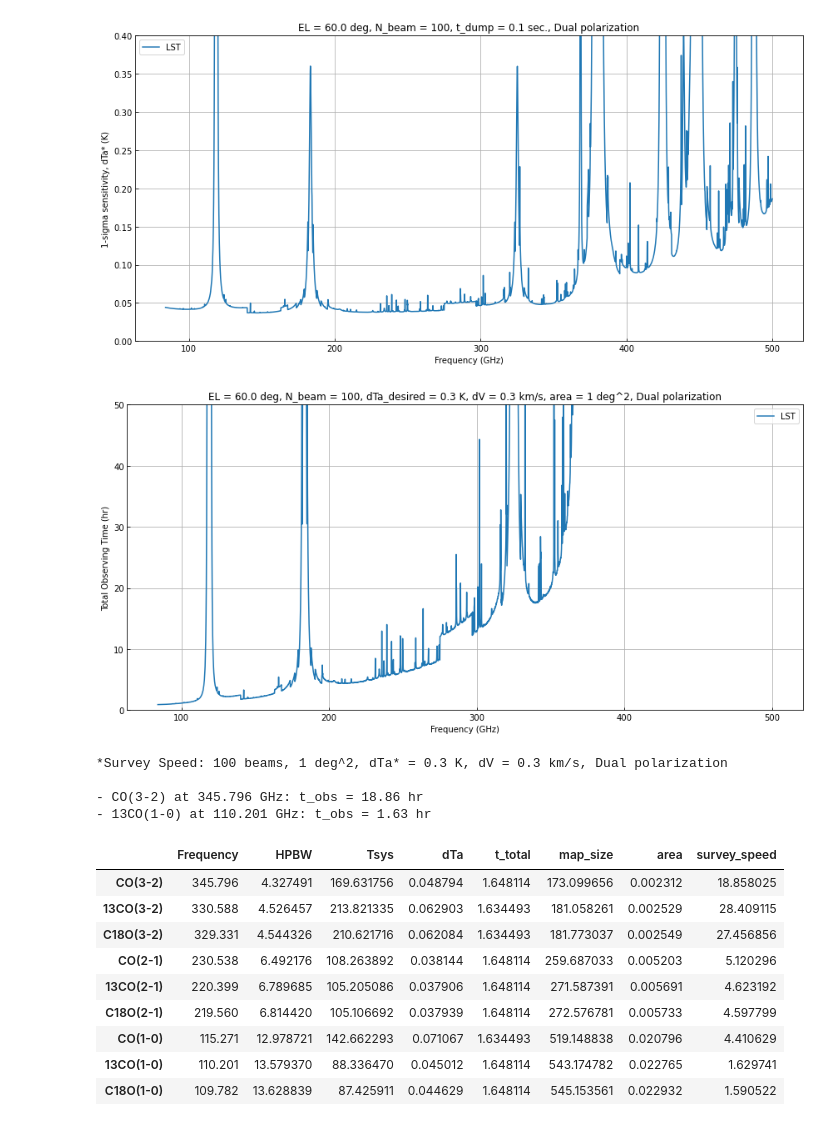
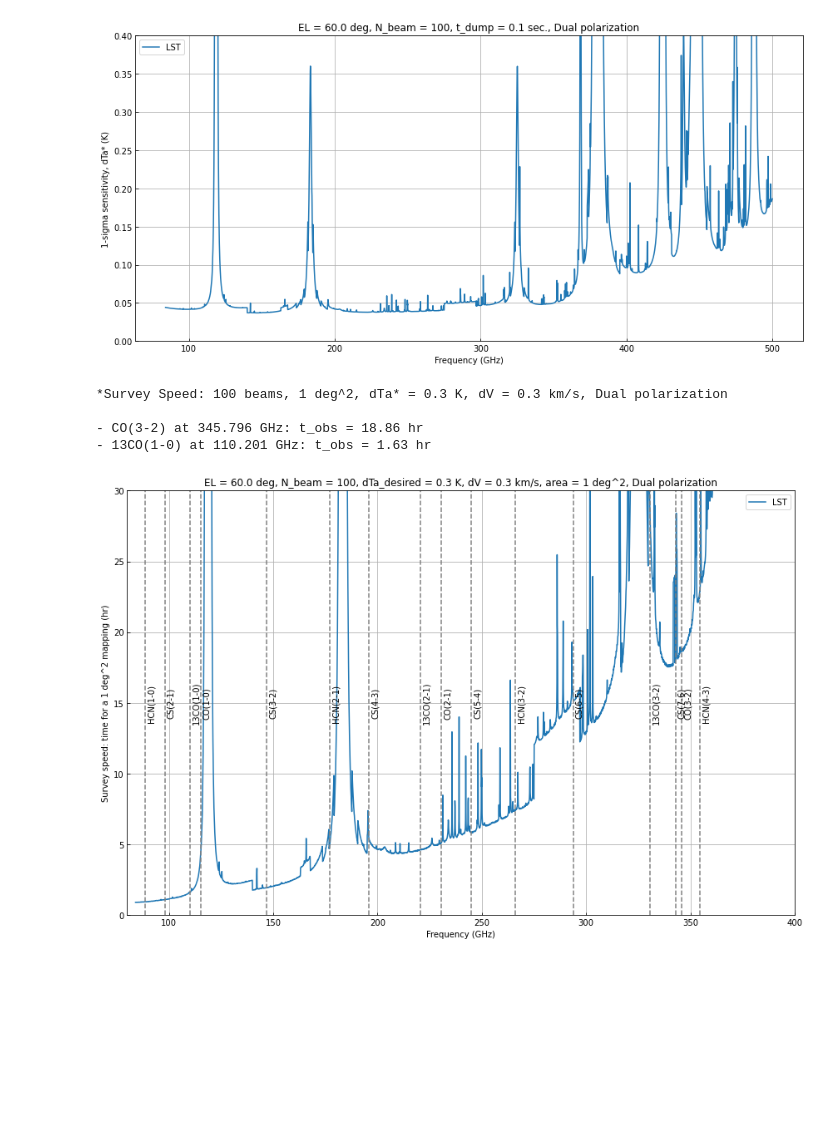
Before and after one commit to ishiishun/lst, a Jupyter notebook: LST_heterodyne_sensitivity.ipynb, the cells around one changed output. Saved outputs shown, nothing was run; the diff lists cells and outputs as text; code cells hidden in the pictures; blank space fills up the shorter version.

```diff
--- a/LST_heterodyne_sensitivity.ipynb
+++ b/LST_heterodyne_sensitivity.ipynb
@@ -391,23 +391,6 @@ ax.legend()
 fig.tight_layout()
 # %% [output]
 [figure]
-# %%
-fig, ax = plt.subplots(1, 1, figsize=(12, 6))
-
-ax.plot(df_dTa.index, df_dTa["t_total_dTa_des_1deg2"], label = "LST")
-ax.set_xlabel("Frequency (GHz)")
-ax.set_ylabel("Total Observing Time (hr)")
-ax.set_ylim(0, 50)
-ax.tick_params(direction="in", which="both")
-ax.grid(True)
-ax.set_title(
-    "EL = {} deg, N_beam = {}, dTa_desired = {} K, dV = 0.3 km/s, area = {} deg^2, Dual polarization".format(EL, int(N_beam), dTa_des, 1),
-    fontsize=12,
-)
-ax.legend()
-fig.tight_layout()
-# %% [output]
-[figure, removed]
 # %%
 # examples for specific emission lines
 
@@ -443,26 +458,38 @@ df = pd.DataFrame.from_dict(lines, orient='index').rename(columns={0:'Frequency'
 # %%
 df2 = pd.DataFrame()
-for i in df.index:
-    freq = df["Frequency"][i]
+for i in df_lines.index:
+    freq = df_lines["Frequency"][i]
     freq = np.round(freq,1)
     df2 = df2.append(df_dTa[freq:freq])
-df["HPBW"] = df2["HPBW"].values
-df["Tsys"] = df2["Tsys"].values
-df["dTa"] = df2["dTa"].values
-df["t_total"] = df2["t_total"].values
-df["map_size"] = df2["map_size"].values
-df["area"] = df2["area"].values
-df["survey_speed"] = df2["t_total_dTa_des_1deg2"].values
+df_lines["HPBW"] = df2["HPBW"].values
+df_lines["Tsys"] = df2["Tsys"].values
+#df_lines["dTa"] = df2["dTa"].values
+#df_lines["t_total"] = df2["t_total"].values
+#df_lines["map_size"] = df2["map_size"].values
+#df_lines["area"] = df2["area"].values
+df_lines["survey_speed"] = df2["t_total_dTa_des_1deg2"].values
-# %%
-df
-# %% [output]
-|  | Frequency | HPBW | Tsys | dTa | t_total | map_size | area | survey_speed |
-| CO(3-2) | 345.796 | 4.327491 | 169.631756 | 0.048794 | 1.648114 | 173.099656 | 0.002312 | 18.858025 |
-| 13CO(3-2) | 330.588 | 4.526457 | 213.821335 | 0.062903 | 1.634493 | 181.058261 | 0.002529 | 28.409115 |
-| C18O(3-2) | 329.331 | 4.544326 | 210.621716 | 0.062084 | 1.634493 | 181.773037 | 0.002549 | 27.456856 |
-| CO(2-1) | 230.538 | 6.492176 | 108.263892 | 0.038144 | 1.648114 | 259.687033 | 0.005203 | 5.120296 |
-| 13CO(2-1) | 220.399 | 6.789685 | 105.205086 | 0.037906 | 1.648114 | 271.587391 | 0.005691 | 4.623192 |
-| C18O(2-1) | 219.560 | 6.814420 | 105.106692 | 0.037939 | 1.648114 | 272.576781 | 0.005733 | 4.597799 |
-| CO(1-0) | 115.271 | 12.978721 | 142.662293 | 0.071067 | 1.634493 | 519.148838 | 0.020796 | 4.410629 |
-| 13CO(1-0) | 110.201 | 13.579370 | 88.336470 | 0.045012 | 1.648114 | 543.174782 | 0.022765 | 1.629741 |
-| C18O(1-0) | 109.782 | 13.628839 | 87.425911 | 0.044629 | 1.648114 | 545.153561 | 0.022932 | 1.590522 |
+# %%
+def PlotSurveySpeed():
+    fig, ax = plt.subplots(1, 1, figsize=(12, 8))
+
+    ax.plot(df_dTa.index, df_dTa["t_total_dTa_des_1deg2"], label = "LST")
+    ax.set_xlabel("Frequency (GHz)")
+    ax.set_ylabel("Survey speed: time for a 1 deg^2 mapping (hr)")
+    ax.set_xlim(80, 400)
+    ax.set_ylim(0, 30)
+    ax.tick_params(direction="in", which="both")
+    ax.grid(True)
+    ax.set_title(
+        "EL = {} deg, N_beam = {}, dTa_desired = {} K, dV = 0.3 km/s, area = {} deg^2, Dual polarization".format(EL, int(N_beam), dTa_des, 1),
+        fontsize=12,
+    )
+    ax.legend()
+    for i in df_lines2.index:
+        line = i
+        freq = df_lines2["Frequency"][i]
+        ax.axvline(x = freq, color = 'gray', linestyle = "--", label = 'axvline - full height')
+        ax.text(freq+1, 15, line, rotation=90, verticalalignment='center')
+
+    fig.tight_layout()
+    plt.show()
+    return
@@ -468,0 +522,4 @@ df
+# %%
+PlotSurveySpeed()
+# %% [output]
+[figure, added]
```
Also changed, not shown: parts of 18 cells of this notebook.
